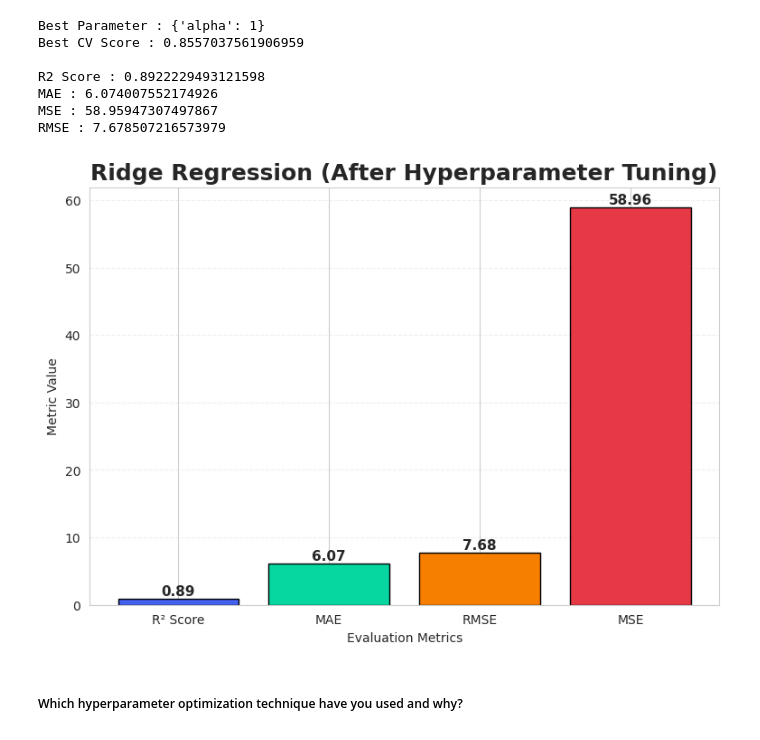
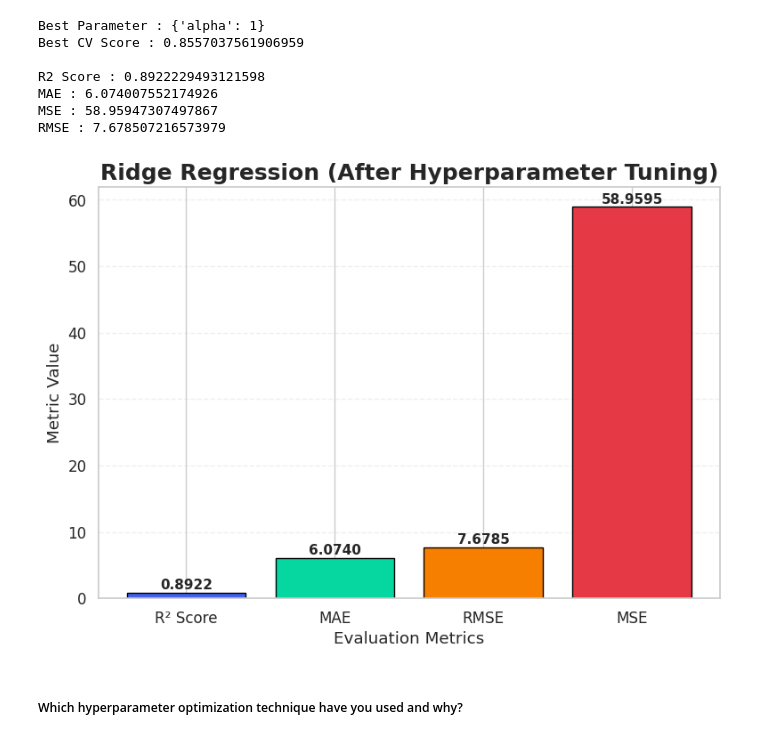
Before and after one commit to Sneha8126/Sneha-copy-of-Sample-ML-Submission-Template, a Jupyter notebook: Sneha_copy_of_Sample_ML_Submission_Template.ipynb, the cells around one changed output. Saved outputs shown, nothing was run; the diff lists cells and outputs as text; code cells hidden in the pictures.

```diff
--- a/Sneha_copy_of_Sample_ML_Submission_Template.ipynb
+++ b/Sneha_copy_of_Sample_ML_Submission_Template.ipynb
@@ -1679,7 +1679,7 @@ bars = plt.bar(metrics, values,
 for bar in bars:
     plt.text(bar.get_x()+bar.get_width()/2,
              bar.get_height(),
-             f'{bar.get_height():.2f}',
+             f'{bar.get_height():.4f}',
              ha='center',
              va='bottom',
              fontsize=10,
@@ -1766,7 +1766,7 @@ bars = plt.bar(metrics,
 for bar in bars:
     plt.text(bar.get_x()+bar.get_width()/2,
              bar.get_height(),
-             f'{bar.get_height():.2f}',
+             f'{bar.get_height():.4f}',
              ha='center',
              fontsize=10,
              fontweight='bold')
@@ -1858,7 +1858,7 @@ for bar in bars:
     plt.text(
         bar.get_x() + bar.get_width()/2,
         bar.get_height() + 0.5,
-        f'{bar.get_height():.2f}',
+        f'{bar.get_height():.4f}',
         ha='center',
         va='bottom',
         fontsize=11,
@@ -1971,7 +1971,7 @@ bars = plt.bar(metrics,
 for bar in bars:
     plt.text(bar.get_x()+bar.get_width()/2,
              bar.get_height()+0.5,
-             f'{bar.get_height():.2f}',
+             f'{bar.get_height():.4f}',
              ha='center',
              fontsize=11,
              fontweight='bold')
@@ -2049,35 +2049,35 @@ rmse = np.sqrt(mse)
 metrics = ['R² Score', 'MAE', 'RMSE', 'MSE']
 values = [r2, mae, rmse, mse]
 
 colors = ['#4361EE', '#06D6A0', '#F77F00', '#E63946']
 
 plt.figure(figsize=(9,6))
 
 bars = plt.bar(metrics,
                values,
                color=colors,
                edgecolor='black')
 
 for bar in bars:
     plt.text(bar.get_x()+bar.get_width()/2,
              bar.get_height()+0.5,
-             f'{bar.get_height():.2f}',
+             f'{bar.get_height():.4f}',
              ha='center',
              fontsize=11,
              fontweight='bold')
 
 plt.title("Ridge Regression (After Hyperparameter Tuning)",
           fontsize=18,
           fontweight='bold')
 
 plt.xlabel("Evaluation Metrics")
 plt.ylabel("Metric Value")
 
 plt.grid(axis='y', linestyle='--', alpha=0.3)
 
 plt.show()
 # %% [output]
-[figure, old version]
+[figure, new version]
 # %% [markdown]
 ##### Which hyperparameter optimization technique have you used and why?
 # %% [markdown]
```
Also changed, not shown: parts of 5 cells of this notebook.
